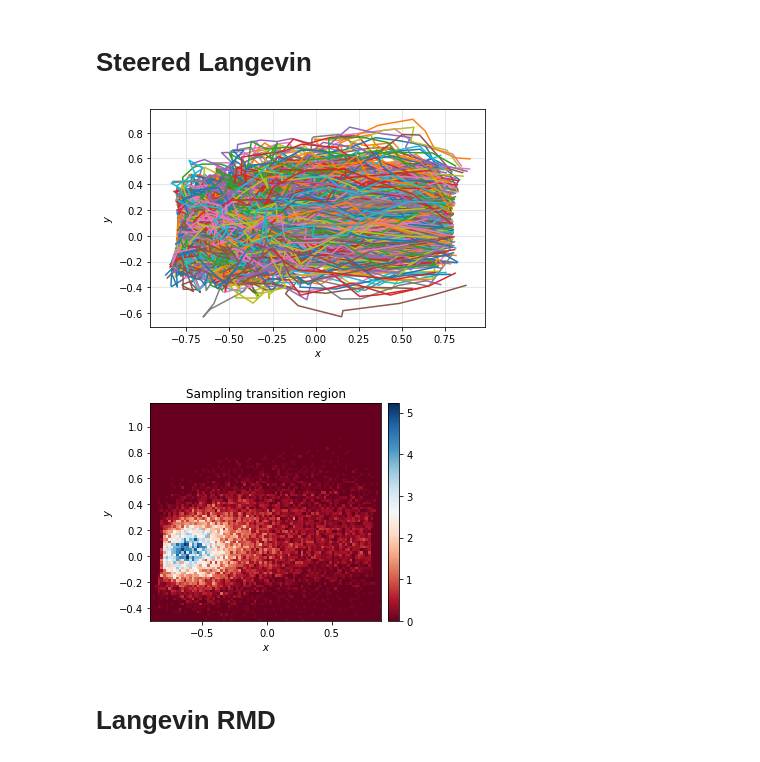
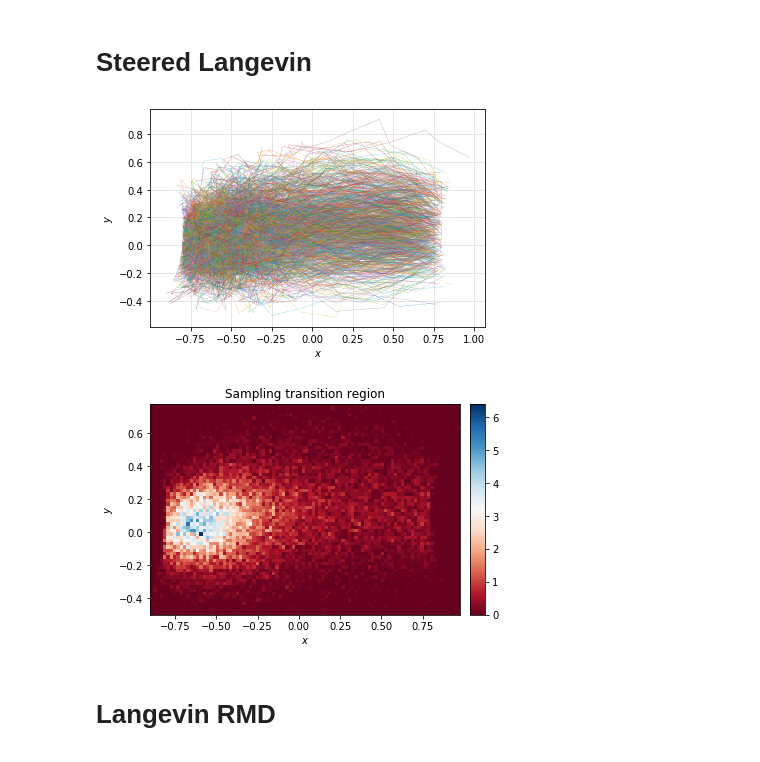
Before and after one commit to FrancescoSlongo/VariationalMD, a Jupyter notebook: 2D_ToyModel_2.ipynb, the cells around one changed output. Drawn from its saved outputs; the diff is of its cells as text; code cells hidden in the pictures.

```diff
--- a/2D_ToyModel_2.ipynb
+++ b/2D_ToyModel_2.ipynb
@@ -105,7 +176,7 @@ for i in range(1000):
     q0 = np.array([-1.0, 0.0])
     traj = LI(q0, KbT = KbT)
     if traj[0,0] != 0 and traj[0,1] != 0:
-        plt.plot(traj[:,0], traj[:,1])
+        plt.plot(traj[:,0], traj[:,1], linewidth=0.2)
         if tmp==0:
             trajall = np.copy(traj)
             tmp = 1
@@ -119,12 +190,8 @@ plt.grid(True, which='major', axis='both', color='#e0e0e0')
 plt.show()
 
 # Density plot of how much time the system passes in a given point
-if KbT == 1.5:
-    xedges = np.arange(-2.2, 2.2, 0.05).tolist()
-    yedges = np.arange(-1.6, 2.6, 0.05).tolist()
-else:
-    xedges = np.arange(-1.5, 1.5, 0.05).tolist()
-    yedges = np.arange(-0.5, 1.6, 0.05).tolist()
+xedges = np.arange(-2.2, 2.2, 0.05).tolist()
+yedges = np.arange(-1.6, 2.6, 0.05).tolist()
 x = trajall[:,0]
 y = trajall[:,1]
 H, xedges, yedges = np.histogram2d(x, y, bins=(xedges, yedges), density = True)
@@ -197,43 +352,39 @@ for i in range(1000):
     q0 = np.array([-1.0, 0.0])
     traj = LI_S(q0, KbT = KbT, ks = 7)
     if traj[0,0] != 0 and traj[0,1] != 0:
-        plt.plot(traj[:,0], traj[:,1])
+        plt.plot(traj[:,0], traj[:,1], linewidth=0.2)
         if tmp==0:
             trajall = np.copy(traj)
             tmp = 1
         if tmp==1:
             trajall = np.concatenate((trajall, traj), axis=0)
     del traj
 plt.xlabel('$x$')
 plt.ylabel('$y$')
 axes = plt.gca()
 axes.set_axisbelow(True)
 plt.grid(True, which='major', axis='both', color='#e0e0e0')
 plt.show()
 
 # Density plot of how much time the system passes in a given point
-if KbT == 1.5:
-    xedges = np.arange(-2.2, 2.2, 0.05).tolist()
-    yedges = np.arange(-1.3, 2.3, 0.05).tolist()
-else:
-    xedges = np.arange(-0.9, 0.9, 0.02).tolist()
-    yedges = np.arange(-0.5, 1.2, 0.02).tolist()
+xedges = np.arange(-0.9, 1.0, 0.02).tolist()
+yedges = np.arange(-0.5, 0.8, 0.02).tolist()
 x = trajall[:,0]
 y = trajall[:,1]
 H, xedges, yedges = np.histogram2d(x, y, bins=(xedges, yedges), density = True)
 H = H.T  # Let each row list bins with common y range.
 plt.figure()
 im = plt.imshow(H, interpolation='nearest', origin='low',extent=[xedges[0], xedges[-1], yedges[0], yedges[-1]])
 ax = plt.gca()
 # colormap, colorbar, labels, ect.
 im.set_cmap('RdBu')
 plt.xlabel(r"$x$")
 plt.ylabel(r"$y$")
 plt.title("Sampling transition region")
 divider = make_axes_locatable(ax)
 cax = divider.append_axes("right", "5%", pad="3%")
 plt.colorbar(im, cax=cax)
 plt.show()
 # %% [output]
-[figure, old version]
+[figure, new version]
-[figure, old version]
+[figure, new version]
```
Also changed, not shown: parts of 9 cells of this notebook, 5 other files.
